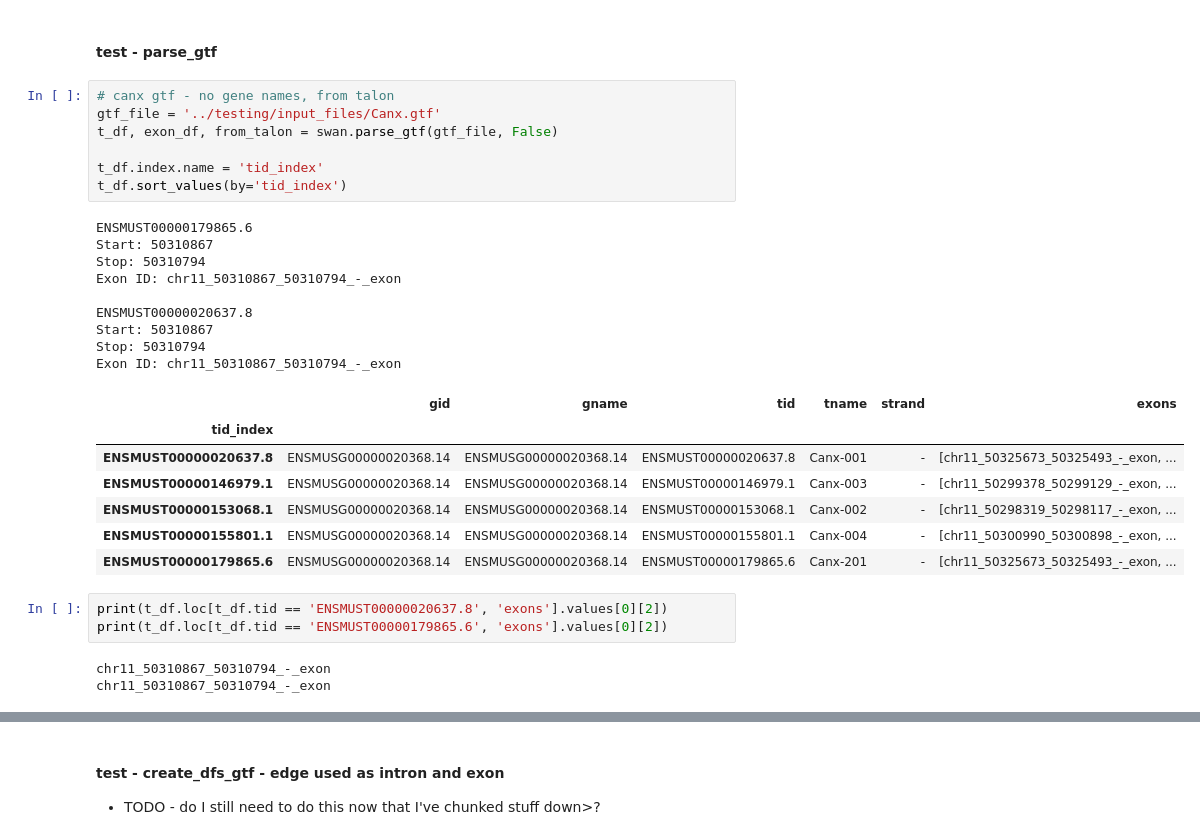
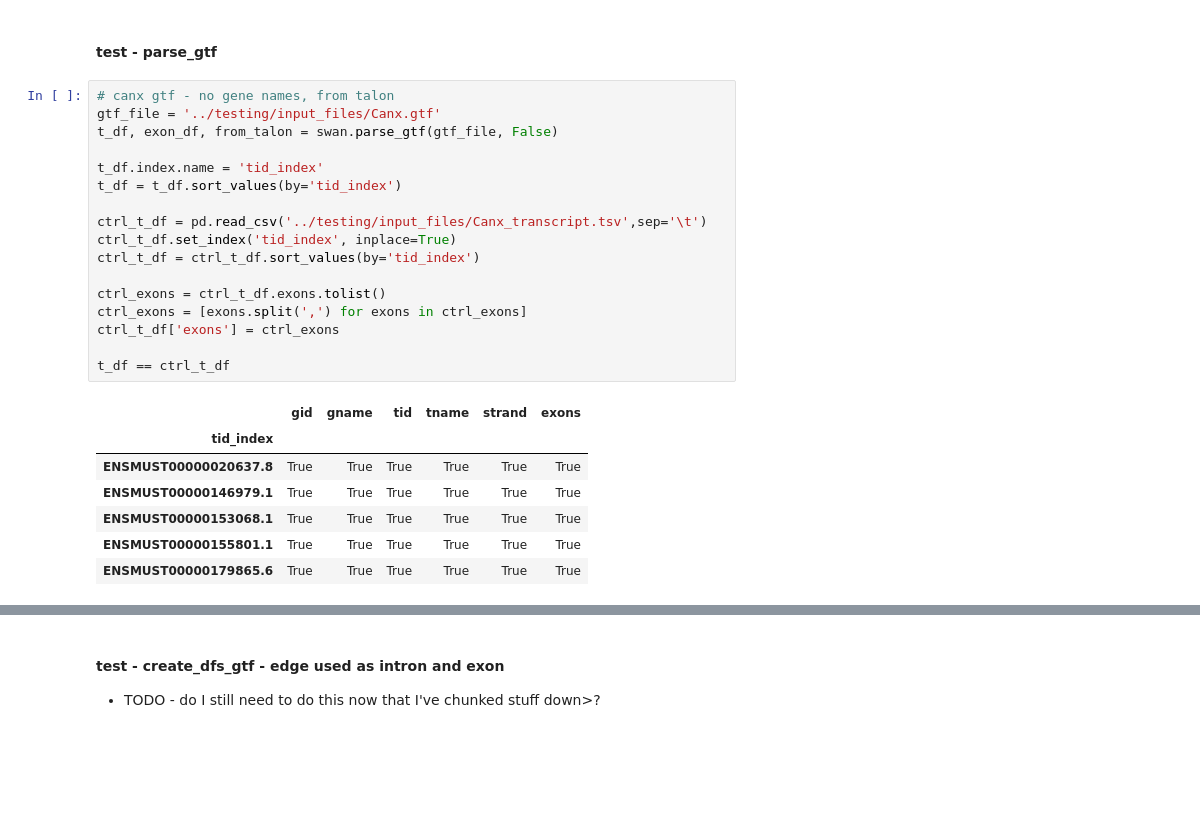
Before and after one commit to mortazavilab/swan_vis, a Jupyter notebook: tutorials/test_dev.ipynb, the cells around one changed output, grey strips where cells are left out. Cells and saved outputs as stored; diff of their text form; blank space fills up the shorter version.

Commit message:
added tests for get_current_edges and get_current_locs, working on testing create_loc_dict

```diff
--- a/tutorials/test_dev.ipynb
+++ b/tutorials/test_dev.ipynb
@@ -10,30 +190,25 @@ import scipy.stats as st
 # %%
 # canx gtf - no gene names, from talon
 gtf_file = '../testing/input_files/Canx.gtf'
 t_df, exon_df, from_talon = swan.parse_gtf(gtf_file, False)
 
 t_df.index.name = 'tid_index'
-t_df.sort_values(by='tid_index')
+t_df = t_df.sort_values(by='tid_index')
+
+ctrl_t_df = pd.read_csv('../testing/input_files/Canx_transcript.tsv',sep='\t')
+ctrl_t_df.set_index('tid_index', inplace=True)
+ctrl_t_df = ctrl_t_df.sort_values(by='tid_index')
+
+ctrl_exons = ctrl_t_df.exons.tolist()
+ctrl_exons = [exons.split(',') for exons in ctrl_exons]
+ctrl_t_df['exons'] = ctrl_exons
+
+t_df == ctrl_t_df
 # %% [output]
-ENSMUST00000179865.6
-Start: 50310867
-Stop: 50310794
-Exon ID: chr11_50310867_50310794_-_exon
-
-ENSMUST00000020637.8
-Start: 50310867
-Stop: 50310794
-Exon ID: chr11_50310867_50310794_-_exon
 |  | gid | gname | tid | tname | strand | exons |
 | tid_index |  |  |  |  |  |  |
-| ENSMUST00000020637.8 | ENSMUSG00000020368.14 | ENSMUSG00000020368.14 | ENSMUST00000020637.8 | Canx-001 | - | [chr11_50325673_50325493_-_exon, ... |
-| ENSMUST00000146979.1 | ENSMUSG00000020368.14 | ENSMUSG00000020368.14 | ENSMUST00000146979.1 | Canx-003 | - | [chr11_50299378_50299129_-_exon, ... |
-| ENSMUST00000153068.1 | ENSMUSG00000020368.14 | ENSMUSG00000020368.14 | ENSMUST00000153068.1 | Canx-002 | - | [chr11_50298319_50298117_-_exon, ... |
-| ENSMUST00000155801.1 | ENSMUSG00000020368.14 | ENSMUSG00000020368.14 | ENSMUST00000155801.1 | Canx-004 | - | [chr11_50300990_50300898_-_exon, ... |
-| ENSMUST00000179865.6 | ENSMUSG00000020368.14 | ENSMUSG00000020368.14 | ENSMUST00000179865.6 | Canx-201 | - | [chr11_50325673_50325493_-_exon, ... |
+| ENSMUST00000020637.8 | True | True | True | True | True | True |
+| ENSMUST00000146979.1 | True | True | True | True | True | True |
+| ENSMUST00000153068.1 | True | True | True | True | True | True |
+| ENSMUST00000155801.1 | True | True | True | True | True | True |
+| ENSMUST00000179865.6 | True | True | True | True | True | True |
-# %%
-print(t_df.loc[t_df.tid == 'ENSMUST00000020637.8', 'exons'].values[0][2])
-print(t_df.loc[t_df.tid == 'ENSMUST00000179865.6', 'exons'].values[0][2])
-# %% [output]
-chr11_50310867_50310794_-_exon
-chr11_50310867_50310794_-_exon
```
Also changed, not shown: parts of 19 cells of this notebook, 3 other files.
